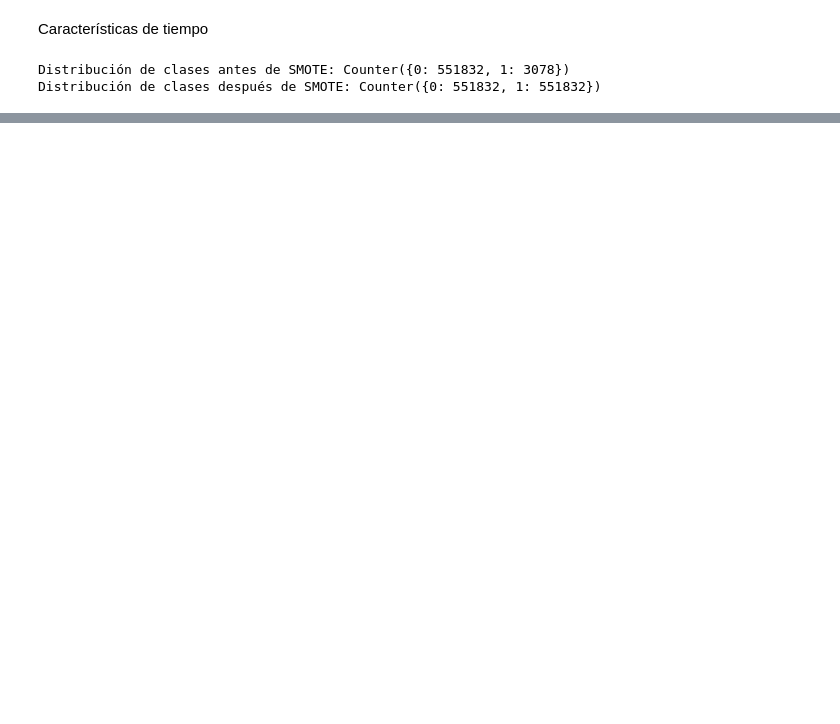
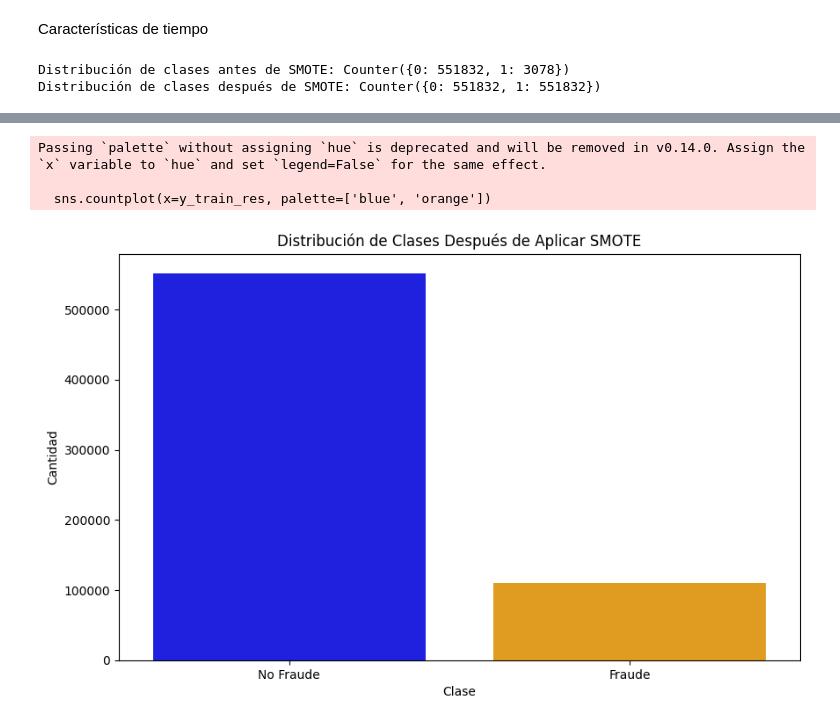
Before and after one commit to eduardordev/final-project-sds, a Jupyter notebook: proyecto2SDS.ipynb, the cells around one changed output, grey strips where cells are left out. Saved outputs shown, nothing was run; the diff lists cells and outputs as text; code cells hidden in the pictures; blank space fills up the shorter version.

```diff
--- a/proyecto2SDS.ipynb
+++ b/proyecto2SDS.ipynb
@@ -647,0 +362,66 @@ KeyboardInterrupt:
+# %%
+import numpy as np
+import pandas as pd
+import matplotlib.pyplot as plt
+import seaborn as sns
+from sklearn.preprocessing import StandardScaler
+from sklearn.model_selection import train_test_split
+from imblearn.over_sampling import SMOTE
+
+# Convertir la columna 'trans_date_trans_time' a tipo datetime
+df_procesado['trans_date_trans_time'] = pd.to_datetime(df_procesado['trans_date_trans_time'])
+
+# Seleccionar los datos correspondientes al año 2019
+year_2019_data = df_procesado[df_procesado['trans_date_trans_time'].dt.year == 2019]
+
+# Separar características y variable objetivo
+X = year_2019_data.drop(columns=['is_fraud', "trans_date_trans_time"])
+X = X.select_dtypes(include=['float64', 'int64'])  # Seleccionar solo las columnas numéricas
+y = year_2019_data['is_fraud']  # Variable objetivo
+
+# Normalizar características
+scaler = StandardScaler()
+X = scaler.fit_transform(X)
+
+# Dividir el conjunto de datos en Train y Test
+X_train_dev, X_test, y_train_dev, y_test = train_test_split(X, y, test_size=0.2, random_state=42)
+
+# Dividir el conjunto de entrenamiento y desarrollo (TrainDev) en Train y Dev
+X_train, X_dev, y_train, y_dev = train_test_split(X_train_dev, y_train_dev, test_size=0.25, random_state=42)
+
+# Convertir los datos a arrays NumPy
+X_train, y_train = np.array(X_train), np.array(y_train)
+
+# Contar el número de muestras en cada clase en el conjunto de entrenamiento
+unique, counts = np.unique(y_train, return_counts=True)
+class_distribution = dict(zip(unique, counts))
+
+# Crear el objeto SMOTE con la estrategia de muestreo específica
+n_minority_samples = class_distribution[1]
+n_majority_samples = class_distribution[0]
+desired_minority_samples = n_majority_samples // 5  # Proporción 1:5
+sampling_strategy = {0: n_majority_samples, 1: desired_minority_samples}
+
+# Crear el objeto SMOTE
+smote = SMOTE(sampling_strategy=sampling_strategy)
+
+# Ajustar y aplicar el sobremuestreo
+X_train_res, y_train_res = smote.fit_resample(X_train, y_train)
+
+# Verificar la nueva distribución de clases
+unique_res, counts_res = np.unique(y_train_res, return_counts=True)
+class_distribution_res = dict(zip(unique_res, counts_res))
+
+# Gráfico de barras de la variable objetivo después de SMOTE
+plt.figure(figsize=(10, 6))
+sns.countplot(x=y_train_res, palette=['blue', 'orange'])
+plt.xlabel('Clase')
+plt.ylabel('Cantidad')
+plt.title('Distribución de Clases Después de Aplicar SMOTE')
+plt.xticks([0, 1], ['No Fraude', 'Fraude'])
+plt.show()
+# %% [output]
+Passing `palette` without assigning `hue` is deprecated and will be removed in v0.14.0. Assign the `x` variable to `hue` and set `legend=False` for the same effect.
+
+  sns.countplot(x=y_train_res, palette=['blue', 'orange'])
+[figure, added]
```
Also changed, not shown: parts of 11 cells of this notebook, 4 other files.
